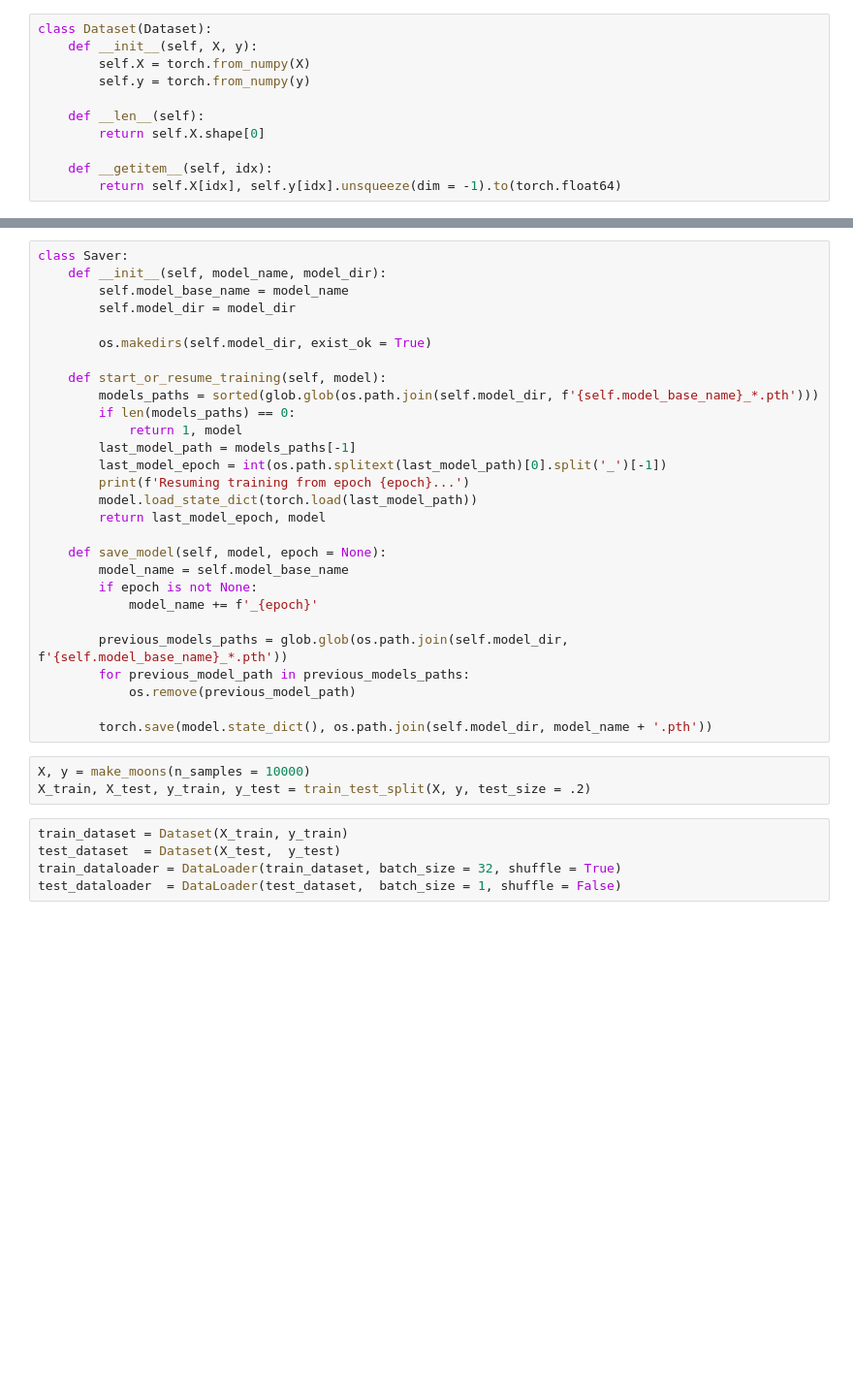
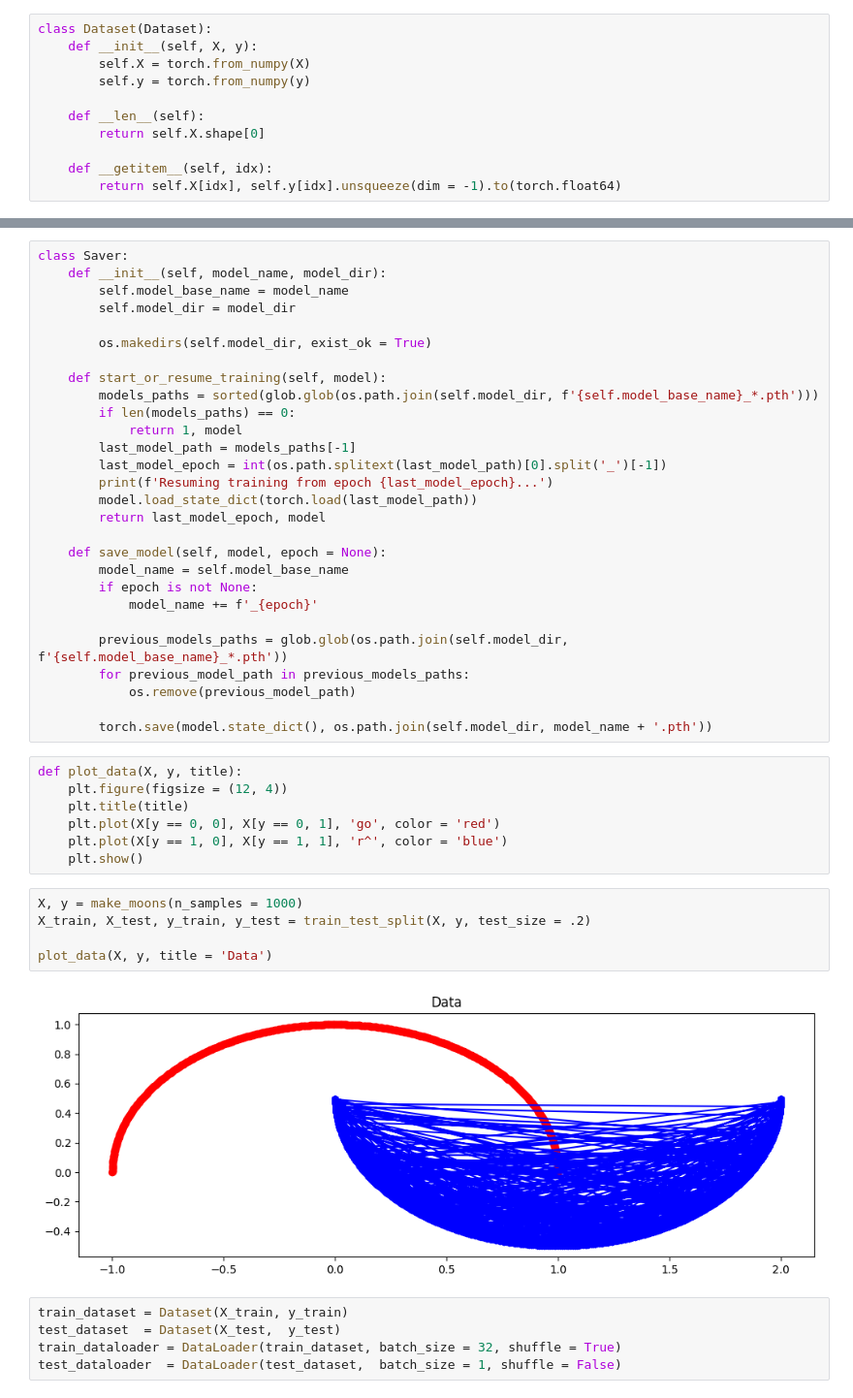
Before and after one commit to Jpvmello/tensorflow-exercises-in-pytorch, a Jupyter notebook: cap9_introduction/ex12_logit.ipynb, the cells around one changed output, grey strips where cells are left out. Shown at 97% size. Drawn from its saved outputs; the diff is of its cells as text; blank space fills up the shorter version.

```diff
--- a/cap9_introduction/ex12_logit.ipynb
+++ b/cap9_introduction/ex12_logit.ipynb
@@ -44,7 +61,7 @@ class Saver:
             return 1, model
         last_model_path = models_paths[-1]
         last_model_epoch = int(os.path.splitext(last_model_path)[0].split('_')[-1])
-        print(f'Resuming training from epoch {epoch}...')
+        print(f'Resuming training from epoch {last_model_epoch}...')
         model.load_state_dict(torch.load(last_model_path))
         return last_model_epoch, model
 
@@ -58,9 +75,20 @@ class Saver:
             os.remove(previous_model_path)
 
         torch.save(model.state_dict(), os.path.join(self.model_dir, model_name + '.pth'))
+# %%
+def plot_data(X, y, title):
+    plt.figure(figsize = (12, 4))
+    plt.title(title)
+    plt.plot(X[y == 0, 0], X[y == 0, 1], 'go', color = 'red')
+    plt.plot(X[y == 1, 0], X[y == 1, 1], 'r^', color = 'blue')
+    plt.show()
 # %%
-X, y = make_moons(n_samples = 10000)
+X, y = make_moons(n_samples = 1000)
 X_train, X_test, y_train, y_test = train_test_split(X, y, test_size = .2)
+
+plot_data(X, y, title = 'Data')
+# %% [output]
+[figure, added]
 # %%
 train_dataset = Dataset(X_train, y_train)
 test_dataset  = Dataset(X_test,  y_test)
```
Also changed, not shown: parts of 8 cells of this notebook, 1 other file.
